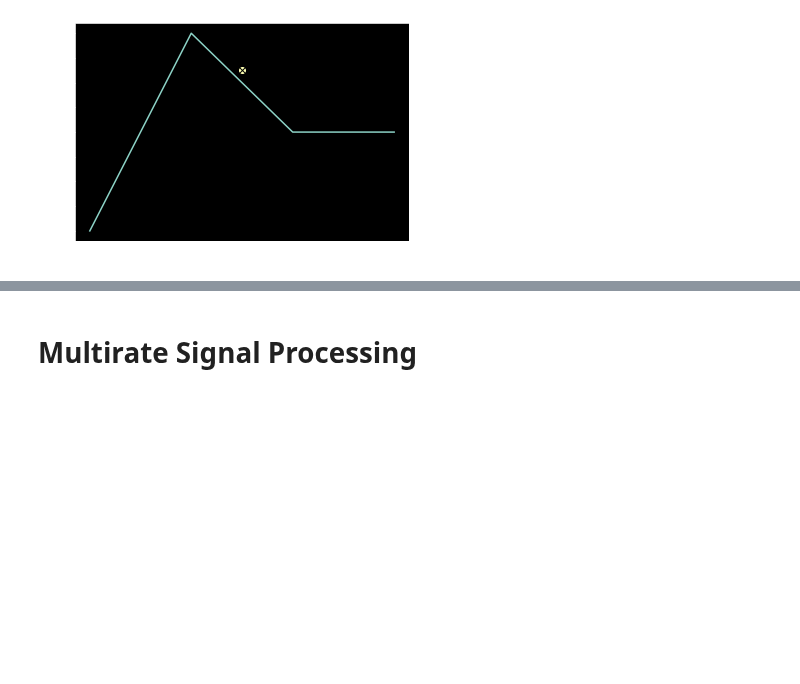
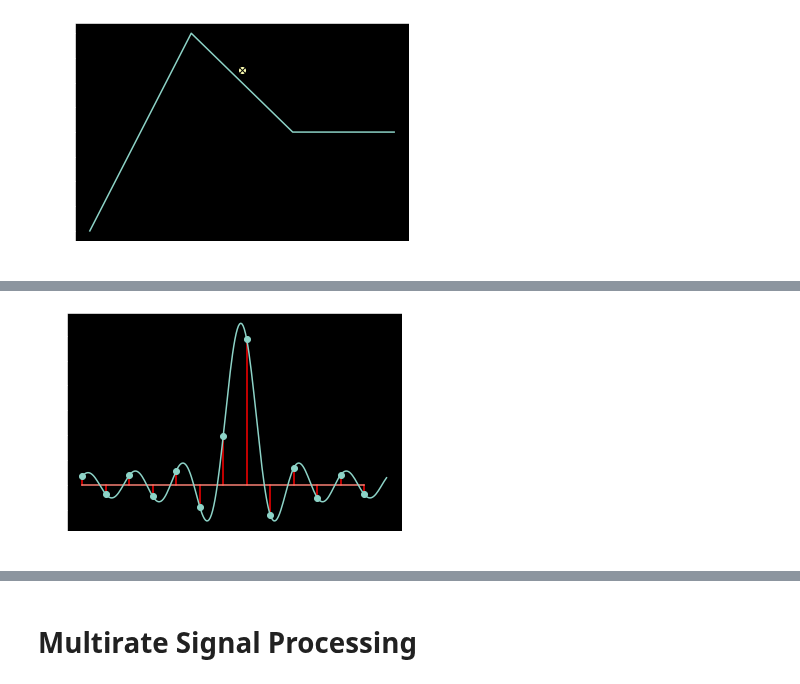
Before and after one commit to mohantyk/dsp_in_comm, a Jupyter notebook: chap3.ipynb, the cells around one changed output, grey strips where cells are left out. Cells and saved outputs as stored; diff of their text form; code cells hidden in the pictures; blank space fills up the shorter version.

```diff
--- a/chap3.ipynb
+++ b/chap3.ipynb
@@ -396,0 +415,12 @@ plt.plot(X, Y, x, y_lagrange, 'o', x, y_algebraic, 'kx');
+# %%
+n = np.arange(N)
+h = IDFT(freqs, H, n)
+
+continuous = np.arange(0, N, 0.05)
+h_continuous = IDFT(freqs, H, continuous)
+scale = h.max().real/ h_continuous.max().real
+
+plt.stem(n, h.real, 'r')
+plt.plot(continuous, h_continuous.real);
+# %% [output]
+[figure, added]
```
Also changed, not shown: parts of 3 cells of this notebook.
